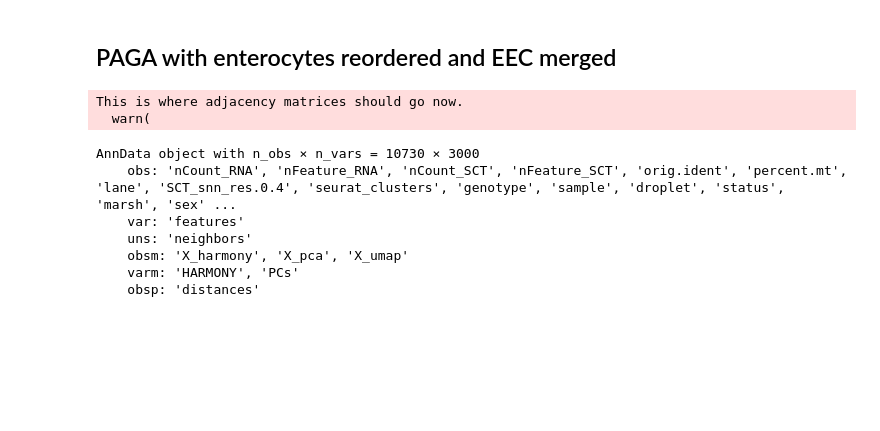
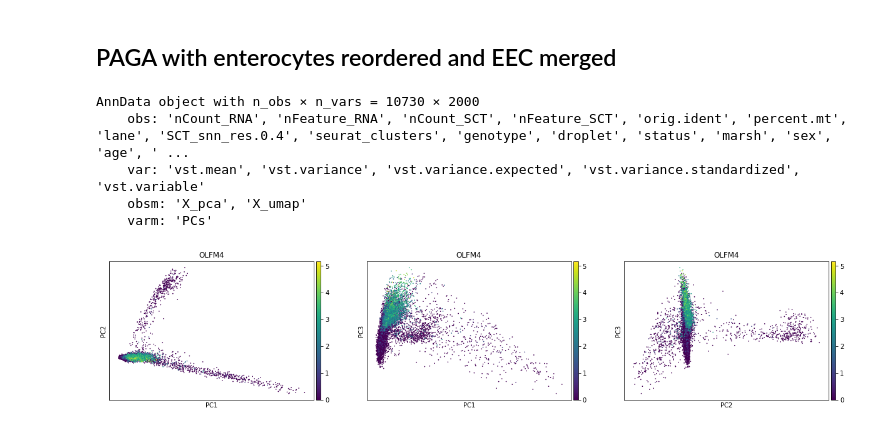
Before and after one commit to nvribeiro/CeD_UMCG2023, a Jupyter notebook: trajectory_analysis/PAGA_epithelia.ipynb, the cells around one changed output. Drawn from its saved outputs; the diff is of its cells as text; code cells hidden in the pictures; blank space fills up the shorter version.

```diff
--- a/trajectory_analysis/PAGA_epithelia.ipynb
+++ b/trajectory_analysis/PAGA_epithelia.ipynb
@@ -11,14 +15,15 @@ sc.settings.set_figure_params(dpi=80, frameon=False, figsize=(5, 5), facecolor='
 # %%
-# Importing dataset
-data = sc.read_h5ad('epithelia_v3.h5ad')
-data
+# Load the data
+epithelia_adata = sc.read_h5ad(input_data)
+epithelia_adata
 # %% [output]
-This is where adjacency matrices should go now.
-  warn(
+AnnData object with n_obs × n_vars = 10730 × 2000
+    obs: 'nCount_RNA', 'nFeature_RNA', 'nCount_SCT', 'nFeature_SCT', 'orig.ident', 'percent.mt', 'lane', 'SCT_snn_res.0.4', 'seurat_clusters', 'genotype', 'droplet', 'status', 'marsh', 'sex', 'age', ' ...
+    var: 'vst.mean', 'vst.variance', 'vst.variance.expected', 'vst.variance.standardized', 'vst.variable'
+    obsm: 'X_pca', 'X_umap'
+    varm: 'PCs'
-AnnData object with n_obs × n_vars = 10730 × 3000
-    obs: 'nCount_RNA', 'nFeature_RNA', 'nCount_SCT', 'nFeature_SCT', 'orig.ident', 'percent.mt', 'lane', 'SCT_snn_res.0.4', 'seurat_clusters', 'genotype', 'sample', 'droplet', 'status', 'marsh', 'sex' ...
-    var: 'features'
-    uns: 'neighbors'
-    obsm: 'X_harmony', 'X_pca', 'X_umap'
-    varm: 'HARMONY', 'PCs'
-    obsp: 'distances'
+# %%
+# Checking my PCs
+sc.pl.pca(epithelia_adata, components=['1,2','1,3','2,3'], color = 'OLFM4')
+# %% [output]
+[figure, added]
```
Also changed, not shown: parts of 8 cells of this notebook, 6 other files.
